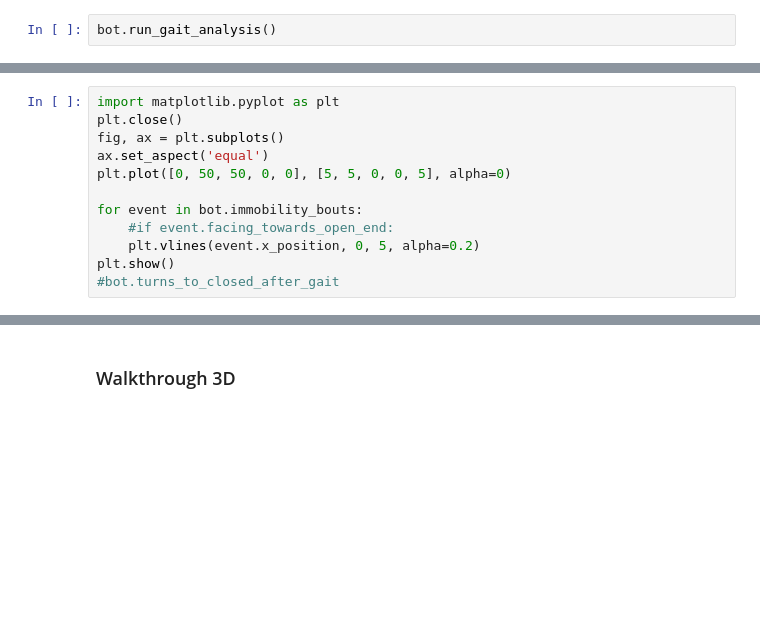
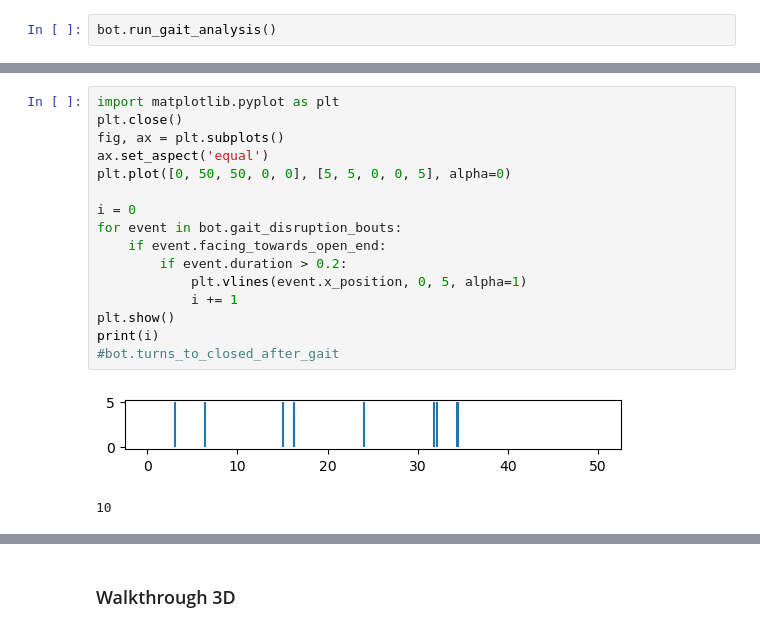
Before and after one commit to Defense-Circuits-Lab/Gait_Analysis, a Jupyter notebook: gait_analysis_walkthrough.ipynb, the cells around one changed output, grey strips where cells are left out. Cells and saved outputs as stored; diff of their text form; blank space fills up the shorter version.

```diff
--- a/gait_analysis_walkthrough.ipynb
+++ b/gait_analysis_walkthrough.ipynb
@@ -72,15 +71,22 @@ bot.immobility_bout_df
 # %%
 import matplotlib.pyplot as plt
 plt.close()
 fig, ax = plt.subplots()
 ax.set_aspect('equal')
 plt.plot([0, 50, 50, 0, 0], [5, 5, 0, 0, 5], alpha=0)
 
-for event in bot.immobility_bouts:
-    #if event.facing_towards_open_end:
-    plt.vlines(event.x_position, 0, 5, alpha=0.2)
+i = 0
+for event in bot.gait_disruption_bouts:
+    if event.facing_towards_open_end:
+        if event.duration > 0.2:
+            plt.vlines(event.x_position, 0, 5, alpha=1)
+            i += 1
 plt.show()
+print(i)
 #bot.turns_to_closed_after_gait
+# %% [output]
+[figure, added]
+10
 # %%
 plt.close()
 fig, ax = plt.subplots()
```
Also changed, not shown: parts of 6 cells of this notebook, 2 other files.
